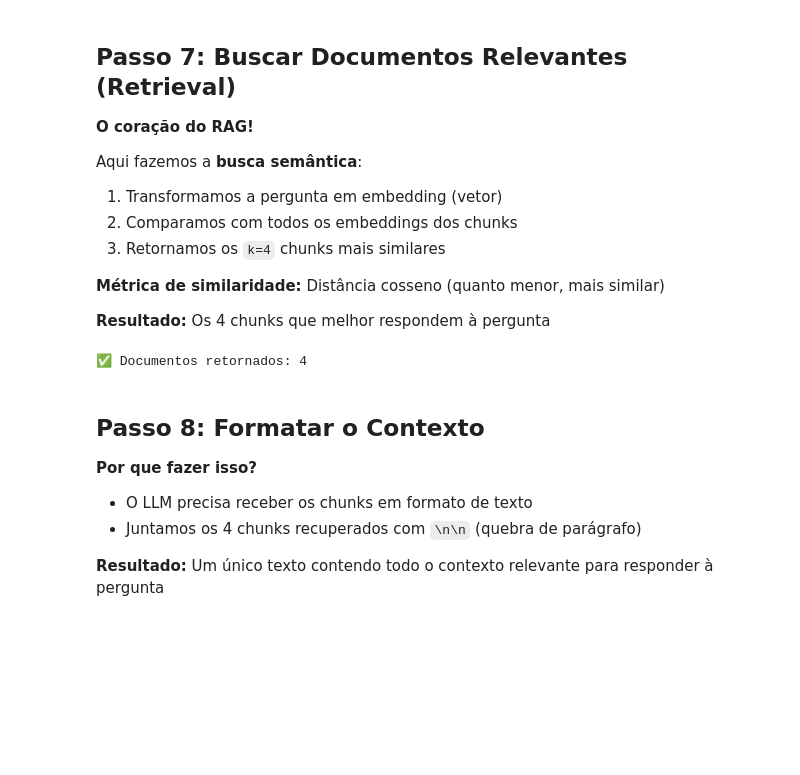
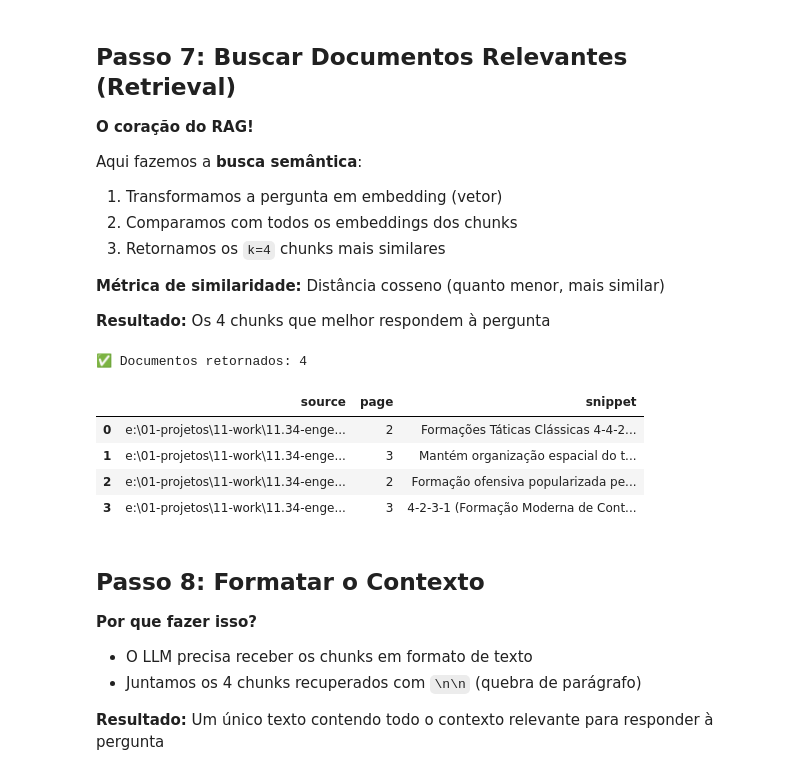
Before and after one commit to maxwellamaral/banco-dados-vetorial, a Jupyter notebook: src/3_rag_persistencia/lab_3.3_microrag_chain.ipynb, the cells around one changed output. Saved outputs shown, nothing was run; the diff lists cells and outputs as text; code cells hidden in the pictures; blank space fills up the shorter version.

```diff
--- a/src/3_rag_persistencia/lab_3.3_microrag_chain.ipynb
+++ b/src/3_rag_persistencia/lab_3.3_microrag_chain.ipynb
@@ -47,11 +47,15 @@ Definimos as configurações básicas:
 - URL do Ollama (servidor local de LLMs)
 - Caminho para os PDFs que serão processados
 # %%
-# Configurações iniciais
+# Configurações iniciais (parâmetros simples)
 OLLAMA_BASE_URL = 'http://localhost:11434'
 BASE_DIR = Path(__file__).parent if "__file__" in globals() else Path.cwd()
 PDF_DIR = BASE_DIR.parent.parent / "data" / "pdfs"
 
+# Modelos
+EMBEDDING_MODEL = 'embeddinggemma'
+LLM_MODEL = 'llama3.2:1b'
+
 print(f"📁 Diretório de PDFs: {PDF_DIR}")
 print(f"🤖 Ollama URL: {OLLAMA_BASE_URL}")
 # %% [output]
@@ -139,11 +167,13 @@ print(f"📊 Expansão de chunking: {len(chunks)/len(documents):.1f}x")
 - Permite buscar documentos por **significado**, não apenas por palavras-chave
 - Exemplo: "como fazer café" encontrará textos sobre "preparar bebida quente" mesmo sem a palavra "café"
 # %%
+# Cria os embeddings dos chunks (usa EMBEDDING_MODEL simples)
+embeddings = OllamaEmbeddings(
+    model=EMBEDDING_MODEL,
+    base_url=OLLAMA_BASE_URL
+)
 
-# Cria os embeddings dos chunks dos documentos
-embeddings = OllamaEmbeddings(model='embeddinggemma', base_url=OLLAMA_BASE_URL)
-
-print("🧠 Modelo de embeddings: embeddinggemma")
+print(f"🧠 Modelo de embeddings: {EMBEDDING_MODEL}")
 print("✅ Embeddings configurados!")
 # %% [output]
 🧠 Modelo de embeddings: embeddinggemma
@@ -162,10 +192,13 @@ print("✅ Embeddings configurados!")
 
 **Analogia:** É como criar um índice de biblioteca, mas baseado no **significado** ao invés de ordem alfabética
 # %%
-# Cria vectorstore
+# Cria vectorstore (caminho feliz)
 print("⏳ Criando índice FAISS (isso pode demorar alguns minutos...)\n")
 
-vectorstore = FAISS.from_documents(documents=chunks, embedding=embeddings)
+vectorstore = FAISS.from_documents(
+    documents=chunks,
+    embedding=embeddings
+)
 
 print(f"\n✅ Vectorstore criado!")
 print(f"📊 Total de vetores indexados: {vectorstore.index.ntotal}")
@@ -177,3 +210,7 @@ print(f"📐 Dimensões dos embeddings: {vectorstore.index.d}")
 ✅ Vectorstore criado!
 📊 Total de vetores indexados: 33
 📐 Dimensões dos embeddings: 768
+# %%
+# Cria o retriever (modo simples)
+retriever = vectorstore.as_retriever(search_kwargs={"k": 4})
+print("🔍 Retriever criado (k=4)")
@@ -191,16 +230,31 @@ Aqui fazemos a **busca semântica**:
 
 **Resultado:** Os 4 chunks que melhor respondem à pergunta
 # %%
-# Query de teste
+# Query de teste (caminho feliz usando retriever quando disponível)
 query_futebol = "Quais são as principais formações táticas do futebol?"
 
-# Busca documentos relevantes (k=4 significa "retorna os 4 chunks mais similares")
-relevant_documents = vectorstore.similarity_search(query_futebol, k=4)
+# Usa retriever.invoke se disponível, senão fallback para similarity_search
+if hasattr(retriever, 'invoke'):
+    relevant_documents = retriever.invoke(query_futebol)
+    relevant_scores = [None] * len(relevant_documents)
+else:
+    relevant_documents = vectorstore.similarity_search(query_futebol, k=K)
+    relevant_scores = [None] * len(relevant_documents)
 
-# Exibe quantidade de documentos retornados
 print(f"✅ Documentos retornados: {len(relevant_documents)}")
+# Exibe em formato tabular
+rows = []
+for d in relevant_documents:
+    rows.append({'source': d.metadata.get('source', 'N/A'), 'page': d.metadata.get('page', 'N/A'), 'snippet': d.page_content[:200].replace('\n', ' ')})
+df = pd.DataFrame(rows)
+display(df)
 # %% [output]
 ✅ Documentos retornados: 4
+|  | source | page | snippet |
+| 0 | e:\01-projetos\11-work\11.34-enge... | 2 | Formações Táticas Clássicas 4-4-2... |
+| 1 | e:\01-projetos\11-work\11.34-enge... | 3 |  Mantém organização espacial do t... |
+| 2 | e:\01-projetos\11-work\11.34-enge... | 2 | Formação ofensiva popularizada pe... |
+| 3 | e:\01-projetos\11-work\11.34-enge... | 3 | 4-2-3-1 (Formação Moderna de Cont... |
 # %% [markdown]
 ## Passo 8: Formatar o Contexto
 
```
Also changed, not shown: parts of 9 cells of this notebook.
